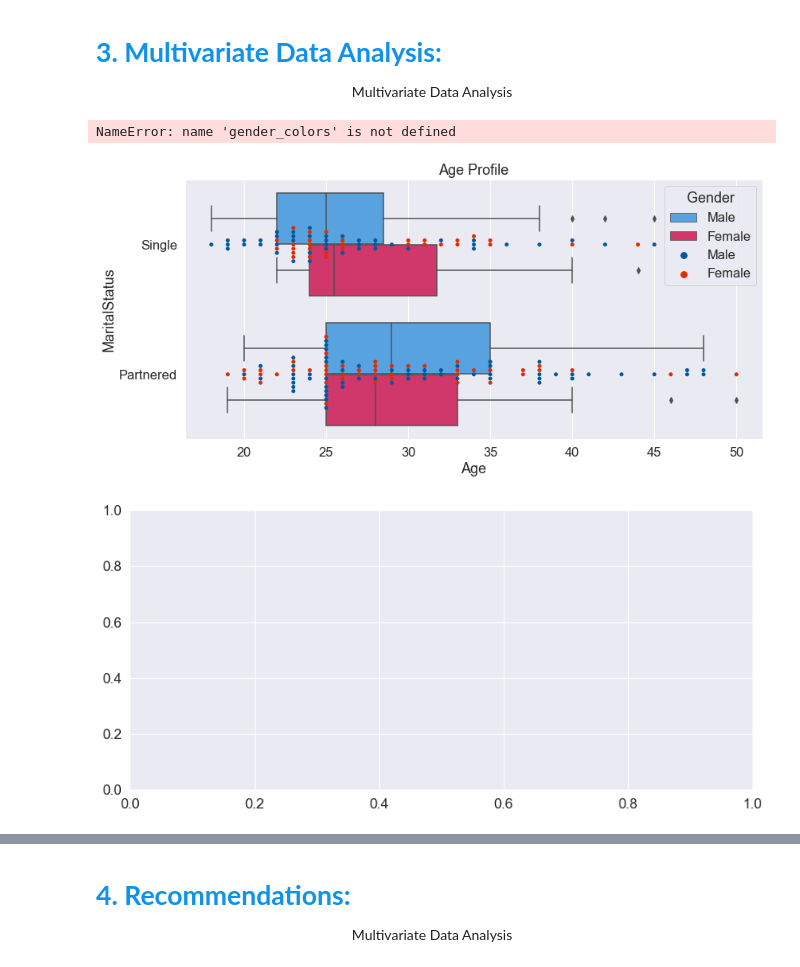
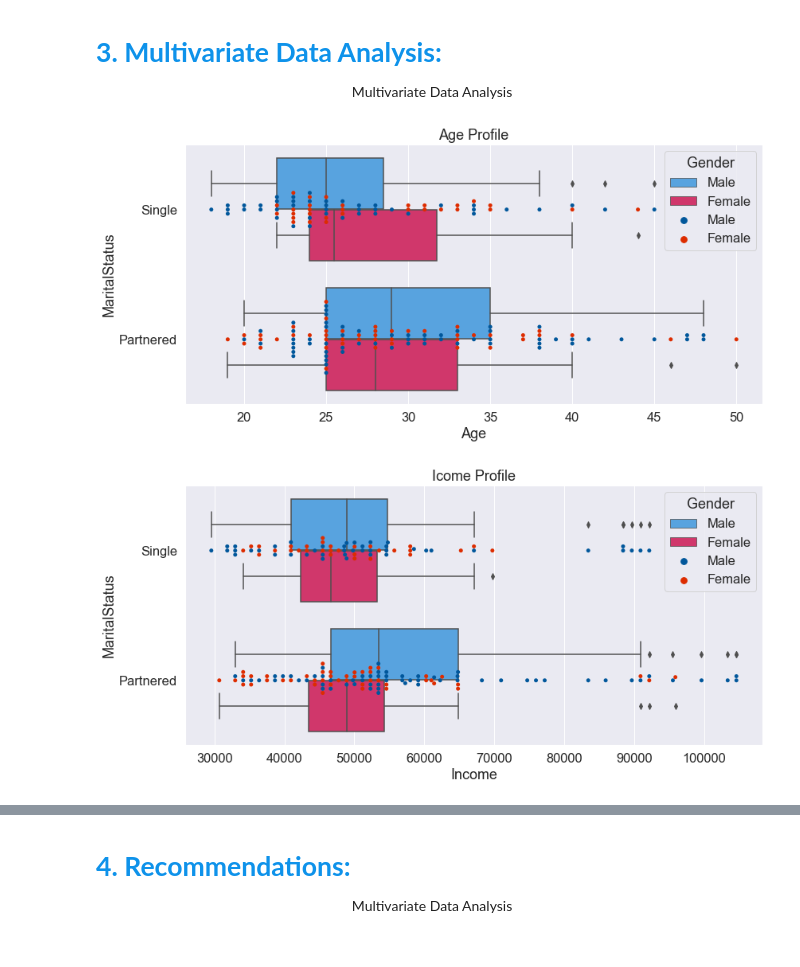
Before and after one commit to lavmot-ms/PG-AIML, a Jupyter notebook: src/Assignments/Assignment1 Data Exploration/Data Exploration Assignment.ipynb, the cells around one changed output, grey strips where cells are left out. Cells and saved outputs as stored; diff of their text form; code cells hidden in the pictures.

```diff
--- a/src/Assignments/Assignment1 Data Exploration/Data Exploration Assignment.ipynb
+++ b/src/Assignments/Assignment1 Data Exploration/Data Exploration Assignment.ipynb
@@ -179,28 +179,26 @@ Multivariate Data Analysis
 # %%
 plt.subplots(figsize=(13, 6))                          # Set chart size
 axs = sns.boxplot(x="Age",
             y="MaritalStatus",
             data=main_data,
             palette=gender_palette,
             hue="Gender")
 axs.set_title("Age Profile")
 sns.swarmplot(x=main_data['Age'], y=main_data['MaritalStatus'], hue=main_data['Gender'])
 
 plt.subplots(figsize=(13, 6))
-sns.set_palette(sns.color_palette(gender_colors))
 axs = sns.boxplot(
             x="Income",
             y="MaritalStatus",
             data=main_data,
             palette=gender_palette,
             hue="Gender")
 axs.set_title("Icome Profile")
 sns.swarmplot(x=main_data['Income'], y=main_data['MaritalStatus'], hue=main_data['Gender'])
 
 plt.show()
 # %% [output]
-NameError: name 'gender_colors' is not defined
 [figure]
-[figure, old version]
+[figure, new version]
 # %%
 sns.pairplot(data=main_data, hue="Gender", kind="scatter", palette=gender_palette);
```
Also changed, not shown: parts of 5 cells of this notebook.
